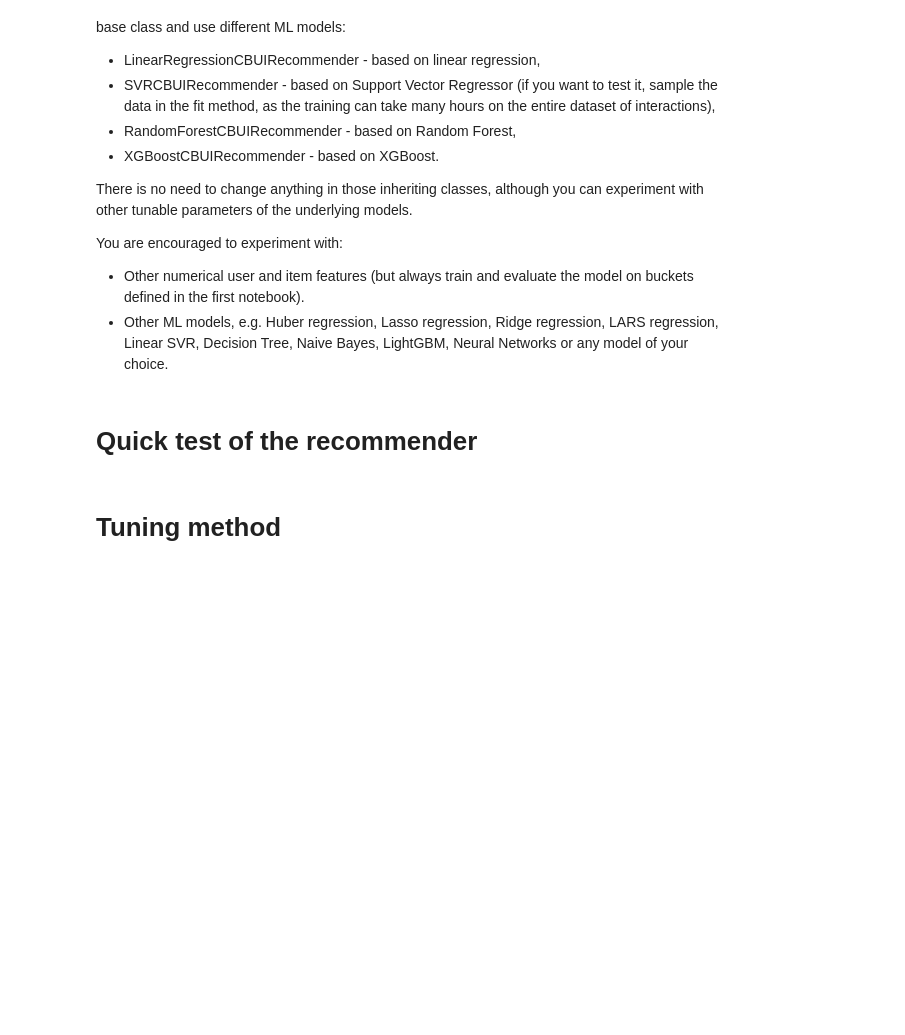
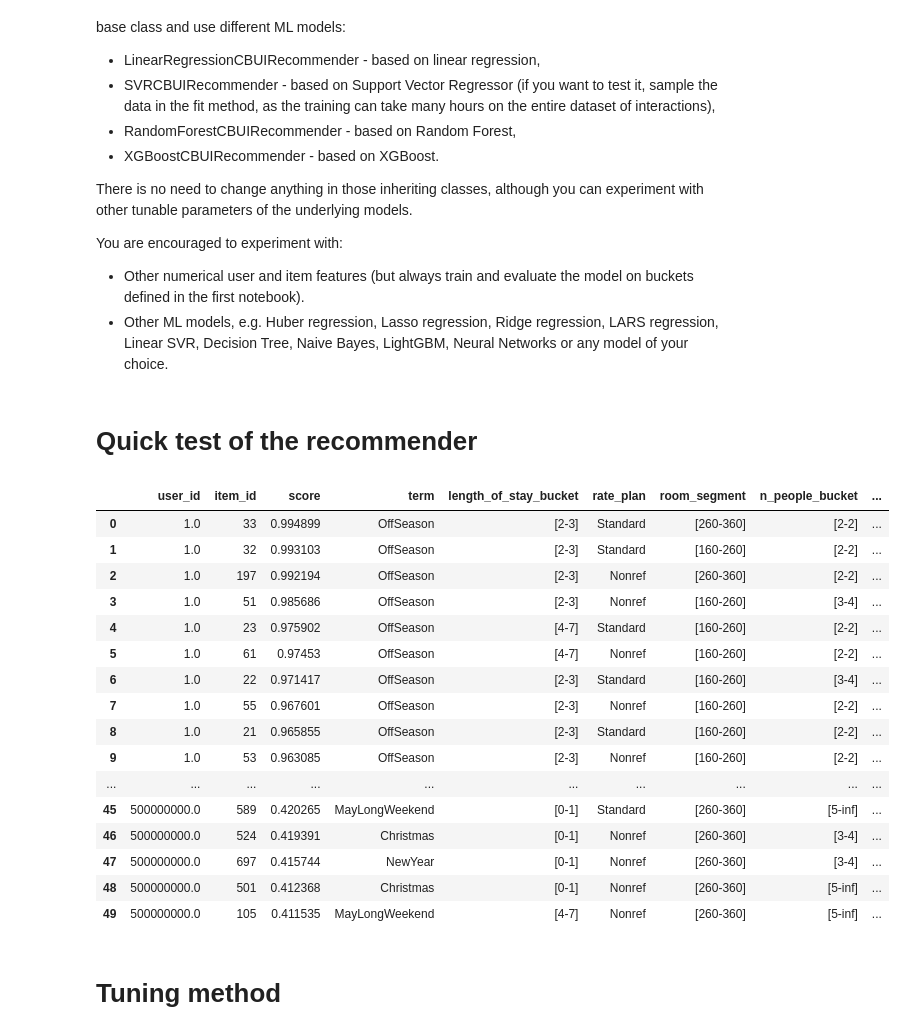
Before and after one commit to e-lawniczak/rsc-project1, a Jupyter notebook: project_1_recommender_and_evaluation.ipynb, the cells around one changed output. Saved outputs shown, nothing was run; the diff lists cells and outputs as text; code cells hidden in the pictures; blank space fills up the shorter version.

Commit message:
recommender 3 skonczony? przed tuningiem

```diff
--- a/project_1_recommender_and_evaluation.ipynb
+++ b/project_1_recommender_and_evaluation.ipynb
@@ -225,12 +268,19 @@ class ContentBasedUserItemRecommender(Recommender):
         negative_interactions = []
 
         ########################
-        # Write your code here #
-        # Generate tuples (user_id, item_id, 0) for pairs (user_id, item_id) which do not
-        # appear in the interactions_df and add those tuples to the list negative_interactions.
-        # Generate self.n_neg_per_pos * len(interactions_df) negative interactions
-        # (self.n_neg_per_pos per one positive).
-        # Make sure the code is efficient and runs fast, otherwise you will not be able to properly tune your model.
+        # calculating negative interactions for as long as the number of neg_interactions isn't equal to desired amount
+        # if randomized pair is already in positive interaction we skip it
+
+        rng = self.rng
+        interaction_dict = dict.fromkeys(interactions_df.to_records(index=False).tolist(), "1")
+        n2 = self.n_neg_per_pos * len(interactions_df)
+        while len(negative_interactions) < n2 :
+            t_user = rng.choice(len(users_df))
+            t_item = rng.choice(len(items_df))
+            new_interaction = (t_user, t_item, 0)
+            if new_interaction not in interaction_dict.keys():
+                negative_interactions.append(new_interaction)
+
 
         interactions_df = pd.concat(
             [interactions_df, pd.DataFrame(negative_interactions, columns=['user_id', 'item_id', 'interacted'])])
@@ -240,8 +290,10 @@ class ContentBasedUserItemRecommender(Recommender):
         interactions_df = pd.merge(interactions_df, users_df, on=['user_id'])
         interactions_df = pd.merge(interactions_df, items_df, on=['item_id'])
 
-        x = interactions_df.loc[:, user_features + item_features].values
-        y = interactions_df['interacted'].values
+#         x = interactions_df.loc[:, user_features + item_features].values
+#         y = interactions_df['interacted'].values
+        x = interactions_df.loc[:, user_features + item_features]
+        y = interactions_df['interacted']
 
         self.model.fit(x, y)
 
@@ -272,7 +324,11 @@ class ContentBasedUserItemRecommender(Recommender):
         # values from self.users_df (this way you would trear a new user as an average user).
         # For items you have to apply the prepare_items_df method to items_df.
 
-        # Score the items
+        users_df = users_df.merge(self.users_df, on="user_id", how="left")
+        users_df = users_df.fillna(0)
+
+        items, items_features = prepare_items_df(items_df)
+
 
         recommendations = pd.DataFrame(columns=['user_id', 'item_id', 'score'])
 
@@ -282,16 +338,23 @@ class ContentBasedUserItemRecommender(Recommender):
             # Write your code here #
             # Create a Carthesian product of users from users_df and items from items_df
 
+
+#             display(users_df[self.user_features])
+#             display(items[item_features])
+#             cart_prod = users_df.loc[users_df['user_id'] == user].values * items.values
+#             cart_prod = users_df.loc[users_df['user_id'] == user['user_id'], self.user_features].values.dot(items[item_features].values)
+            cart_prod = users_df.loc[users_df['user_id'] == user['user_id'], self.user_features].reset_index(drop=True).merge(items[item_features].reset_index(drop=True), how='cross')
             ########################
             # Write your code here #
             # Use self.model.predict method to calculate scores for all records in the just created DataFrame
             # of users and items
+            scores = self.model.predict(cart_prod)
 
             ########################
             # Write your code here #
             # Obtain item ids with the highest score and save those ids under the chosen_ids variable
             # Do not exclude already booked items.
-            chosen_ids = None
+            chosen_ids = np.argsort(-scores)[:n_recommendations]
 
             recommendations = []
             for item_id in chosen_ids:
@@ -414,10 +477,28 @@ cb_user_item_recommender.fit(interactions_df, None, None)
 # %%
 # Recommender method
 
-recommendations = cb_user_item_recommender.recommend(pd.DataFrame([[1], [2], [3], [4], [5]], columns=['user_id']), interactions_df, 10)
+recommendations = cb_user_item_recommender.recommend(pd.DataFrame([[1], [2], [3], [4], [500000000]], columns=['user_id']), interactions_df, 10)
 
 recommendations = pd.merge(recommendations, items_df, on='item_id', how='left')
 display(recommendations)
+# %% [output]
+|  | user_id | item_id | score | term | length_of_stay_bucket | rate_plan | room_segment | n_people_bucket | ... |
+| 0 | 1.0 | 33 | 0.994899 | OffSeason | [2-3] | Standard | [260-360] | [2-2] | ... |
+| 1 | 1.0 | 32 | 0.993103 | OffSeason | [2-3] | Standard | [160-260] | [2-2] | ... |
+| 2 | 1.0 | 197 | 0.992194 | OffSeason | [2-3] | Nonref | [260-360] | [2-2] | ... |
+| 3 | 1.0 | 51 | 0.985686 | OffSeason | [2-3] | Nonref | [160-260] | [3-4] | ... |
+| 4 | 1.0 | 23 | 0.975902 | OffSeason | [4-7] | Standard | [160-260] | [2-2] | ... |
+| 5 | 1.0 | 61 | 0.97453 | OffSeason | [4-7] | Nonref | [160-260] | [2-2] | ... |
+| 6 | 1.0 | 22 | 0.971417 | OffSeason | [2-3] | Standard | [160-260] | [3-4] | ... |
+| 7 | 1.0 | 55 | 0.967601 | OffSeason | [2-3] | Nonref | [160-260] | [2-2] | ... |
+| 8 | 1.0 | 21 | 0.965855 | OffSeason | [2-3] | Standard | [160-260] | [2-2] | ... |
+| 9 | 1.0 | 53 | 0.963085 | OffSeason | [2-3] | Nonref | [160-260] | [2-2] | ... |
+| ... | ... | ... | ... | ... | ... | ... | ... | ... | ... |
+| 45 | 500000000.0 | 589 | 0.420265 | MayLongWeekend | [0-1] | Standard | [260-360] | [5-inf] | ... |
+| 46 | 500000000.0 | 524 | 0.419391 | Christmas | [0-1] | Nonref | [260-360] | [3-4] | ... |
+| 47 | 500000000.0 | 697 | 0.415744 | NewYear | [0-1] | Nonref | [260-360] | [3-4] | ... |
+| 48 | 500000000.0 | 501 | 0.412368 | Christmas | [0-1] | Nonref | [260-360] | [5-inf] | ... |
+| 49 | 500000000.0 | 105 | 0.411535 | MayLongWeekend | [4-7] | Nonref | [260-360] | [5-inf] | ... |
 # %% [markdown]
 # Tuning method
 # %%
```
Also changed, not shown: parts of 4 cells of this notebook, 12 other files.
